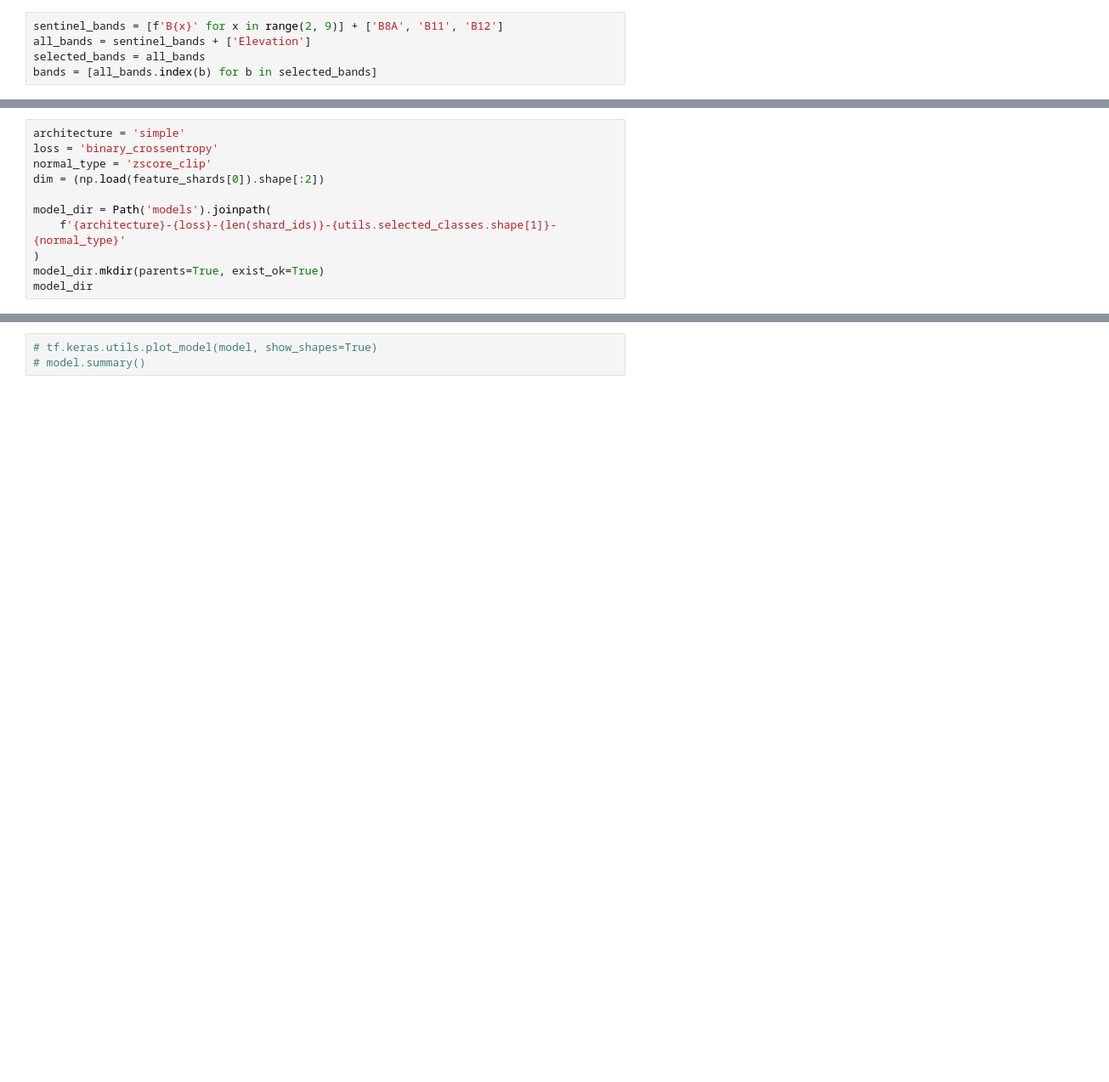
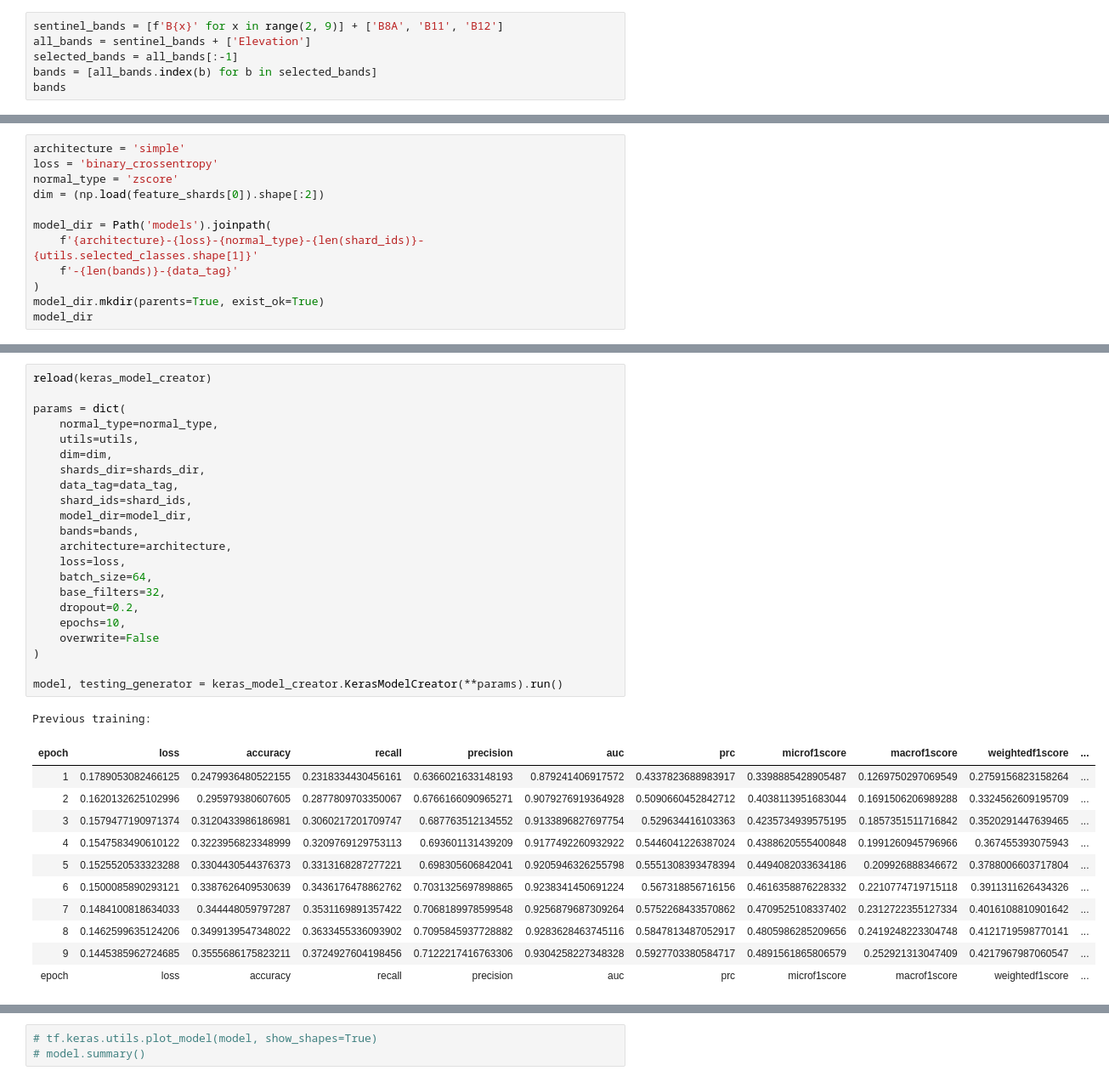
Before and after one commit to pj097/ClimateForestModeling, a Jupyter notebook: eu_forest/conv_median.ipynb, the cells around one changed output, grey strips where cells are left out. Shown at 85% size. Drawn from its saved outputs; the diff is of its cells as text; blank space fills up the shorter version.

```diff
--- a/eu_forest/conv_median.ipynb
+++ b/eu_forest/conv_median.ipynb
@@ -25,5 +25,6 @@ To enable the following instructions: AVX2 AVX512F AVX512_VNNI AVX512_BF16 FMA,
 # %%
 sentinel_bands = [f'B{x}' for x in range(2, 9)] + ['B8A', 'B11', 'B12']
 all_bands = sentinel_bands + ['Elevation']
-selected_bands = all_bands
+selected_bands = all_bands[:-1]
 bands = [all_bands.index(b) for b in selected_bands]
+bands
@@ -48,11 +51,12 @@ shard_ids = utils.selected_classes.index
 # %%
 architecture = 'simple'
 loss = 'binary_crossentropy'
-normal_type = 'zscore_clip'
+normal_type = 'zscore'
 dim = (np.load(feature_shards[0]).shape[:2])
 
 model_dir = Path('models').joinpath(
-    f'{architecture}-{loss}-{len(shard_ids)}-{utils.selected_classes.shape[1]}-{normal_type}'
+    f'{architecture}-{loss}-{normal_type}-{len(shard_ids)}-{utils.selected_classes.shape[1]}'
+    f'-{len(bands)}-{data_tag}'
 )
 model_dir.mkdir(parents=True, exist_ok=True)
 model_dir
@@ -97,0 +65,35 @@ Epoch 5/5
+# %%
+reload(keras_model_creator)
+
+params = dict(
+    normal_type=normal_type,
+    utils=utils,
+    dim=dim,
+    shards_dir=shards_dir,
+    data_tag=data_tag,
+    shard_ids=shard_ids,
+    model_dir=model_dir,
+    bands=bands,
+    architecture=architecture,
+    loss=loss,
+    batch_size=64,
+    base_filters=32,
+    dropout=0.2,
+    epochs=10,
+    overwrite=False
+)
+
+model, testing_generator = keras_model_creator.KerasModelCreator(**params).run()
+# %% [output]
+Previous training:
+| epoch | loss | accuracy | recall | precision | auc | prc | microf1score | macrof1score | weightedf1score | ... |
+| 1 | 0.1789053082466125 | 0.2479936480522155 | 0.2318334430456161 | 0.6366021633148193 | 0.879241406917572 | 0.4337823688983917 | 0.3398885428905487 | 0.1269750297069549 | 0.2759156823158264 | ... |
+| 2 | 0.1620132625102996 | 0.295979380607605 | 0.2877809703350067 | 0.6766166090965271 | 0.9079276919364928 | 0.5090660452842712 | 0.4038113951683044 | 0.1691506206989288 | 0.3324562609195709 | ... |
+| 3 | 0.1579477190971374 | 0.3120433986186981 | 0.3060217201709747 | 0.687763512134552 | 0.9133896827697754 | 0.529634416103363 | 0.4235734939575195 | 0.1857351511716842 | 0.3520291447639465 | ... |
+| 4 | 0.1547583490610122 | 0.3223956823348999 | 0.3209769129753113 | 0.693601131439209 | 0.9177492260932922 | 0.5446041226387024 | 0.4388620555400848 | 0.1991260945796966 | 0.367455393075943 | ... |
+| 5 | 0.1525520533323288 | 0.3304430544376373 | 0.3313168287277221 | 0.698305606842041 | 0.9205946326255798 | 0.5551308393478394 | 0.4494082033634186 | 0.209926888346672 | 0.3788006603717804 | ... |
+| 6 | 0.1500085890293121 | 0.3387626409530639 | 0.3436176478862762 | 0.7031325697898865 | 0.9238341450691224 | 0.567318856716156 | 0.4616358876228332 | 0.2210774719715118 | 0.3911311626434326 | ... |
+| 7 | 0.1484100818634033 | 0.344448059797287 | 0.3531169891357422 | 0.7068189978599548 | 0.9256879687309264 | 0.5752268433570862 | 0.4709525108337402 | 0.2312722355127334 | 0.4016108810901642 | ... |
+| 8 | 0.1462599635124206 | 0.3499139547348022 | 0.3633455336093902 | 0.7095845937728882 | 0.9283628463745116 | 0.5847813487052917 | 0.4805986285209656 | 0.2419248223304748 | 0.4121719598770141 | ... |
+| 9 | 0.1445385962724685 | 0.3555686175823211 | 0.3724927604198456 | 0.7122217416763306 | 0.9304258227348328 | 0.5927703380584717 | 0.4891561865806579 | 0.252921313047409 | 0.4217967987060547 | ... |
+| epoch | loss | accuracy | recall | precision | auc | prc | microf1score | macrof1score | weightedf1score | ... |
```
Also changed, not shown: parts of 9 cells of this notebook, 3 other files.
